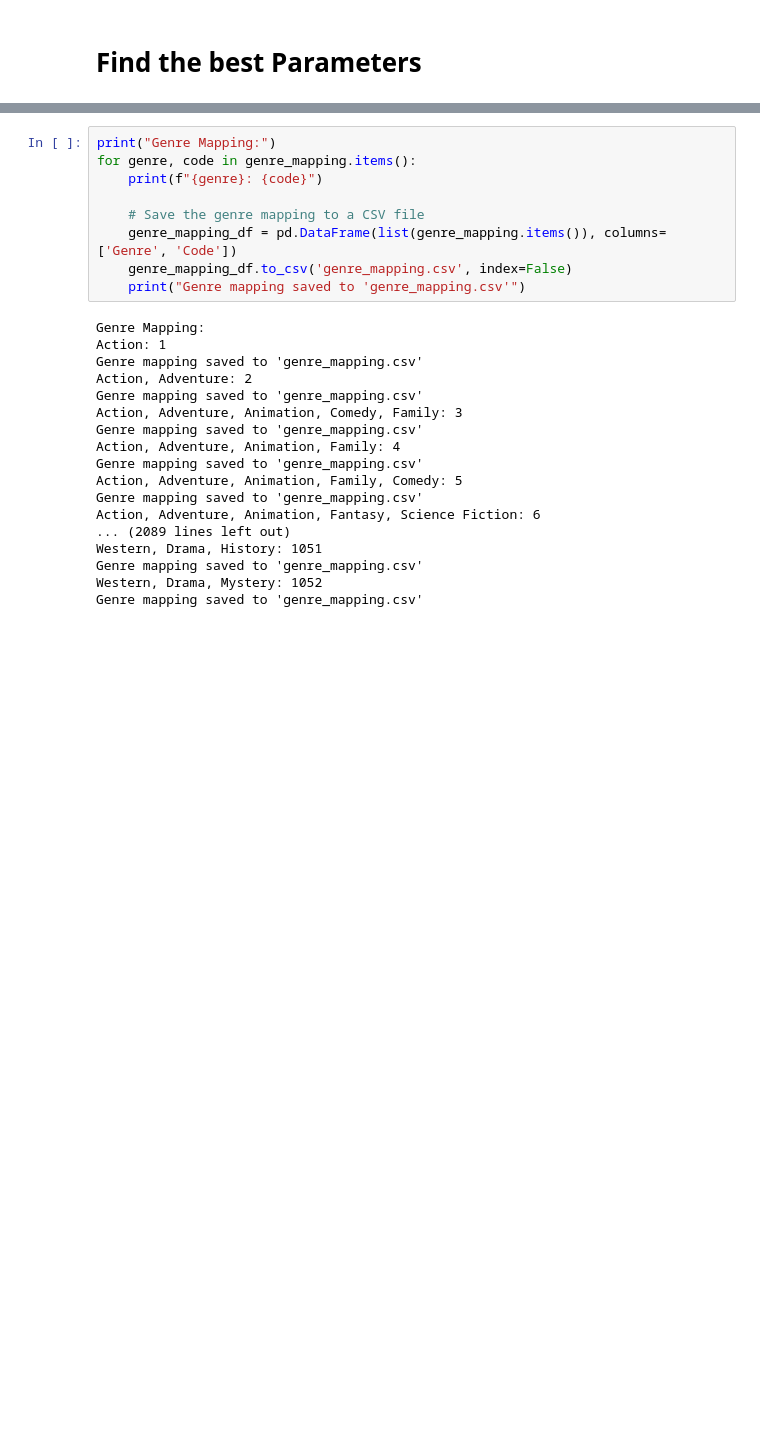
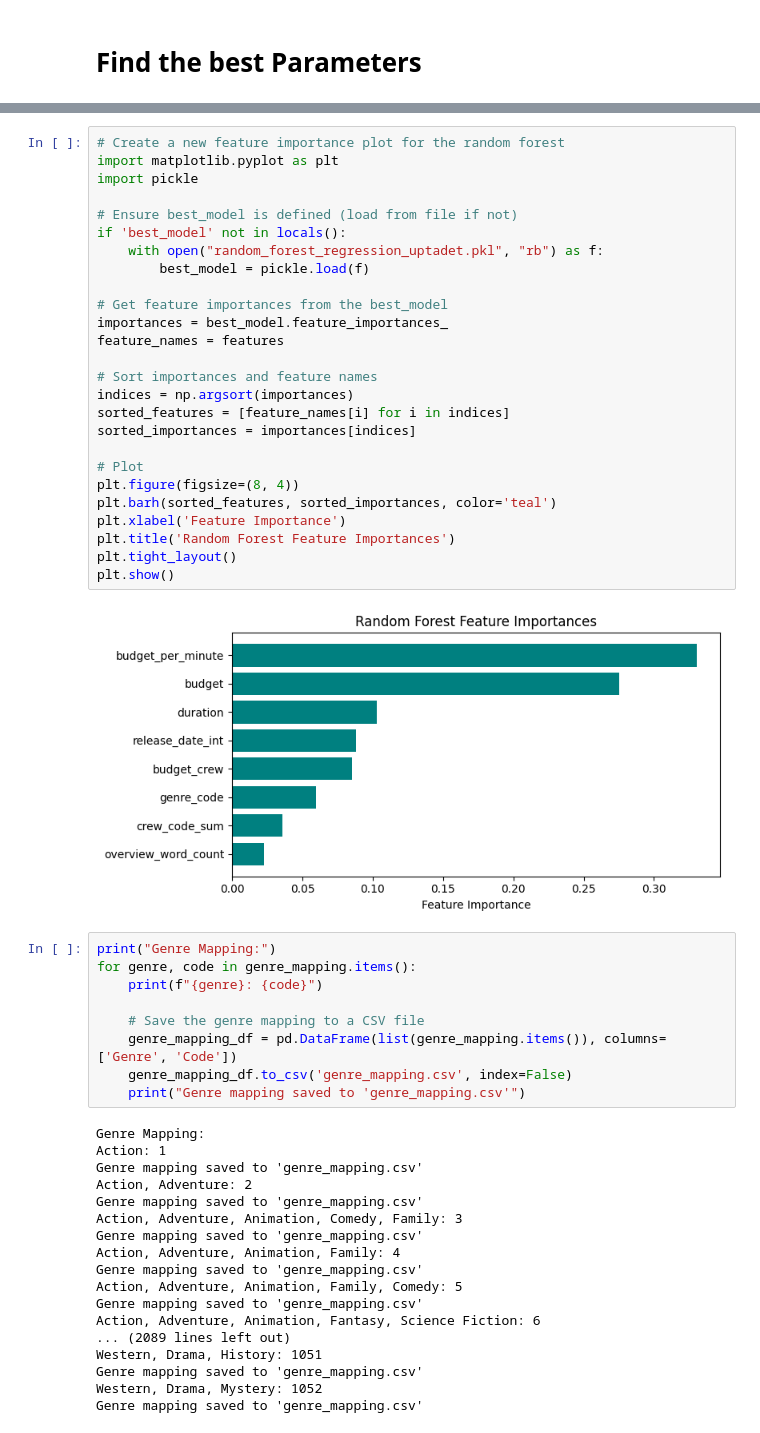
Before and after one commit to kabboabb/abschlussarbeit-ki-anwendeung, a Jupyter notebook: movie_prediction.ipynb, the cells around one changed output, grey strips where cells are left out. Saved outputs shown, nothing was run; the diff lists cells and outputs as text; blank space fills up the shorter version.

```diff
--- a/movie_prediction.ipynb
+++ b/movie_prediction.ipynb
@@ -705,3 +696,31 @@ Model trained on features: ['budget', 'genre_code', 'overview_word_count', 'crew
+# %%
+# Create a new feature importance plot for the random forest
+import matplotlib.pyplot as plt
+import pickle
+
+# Ensure best_model is defined (load from file if not)
+if 'best_model' not in locals():
+	with open("random_forest_regression_uptadet.pkl", "rb") as f:
+		best_model = pickle.load(f)
+
+# Get feature importances from the best_model
+importances = best_model.feature_importances_
+feature_names = features
+
+# Sort importances and feature names
+indices = np.argsort(importances)
+sorted_features = [feature_names[i] for i in indices]
+sorted_importances = importances[indices]
+
+# Plot
+plt.figure(figsize=(8, 4))
+plt.barh(sorted_features, sorted_importances, color='teal')
+plt.xlabel('Feature Importance')
+plt.title('Random Forest Feature Importances')
+plt.tight_layout()
+plt.show()
+# %% [output]
+[figure, added]
 # %%
 print("Genre Mapping:")
 for genre, code in genre_mapping.items():
```
Also changed, not shown: parts of 24 cells of this notebook, 7 other files.
